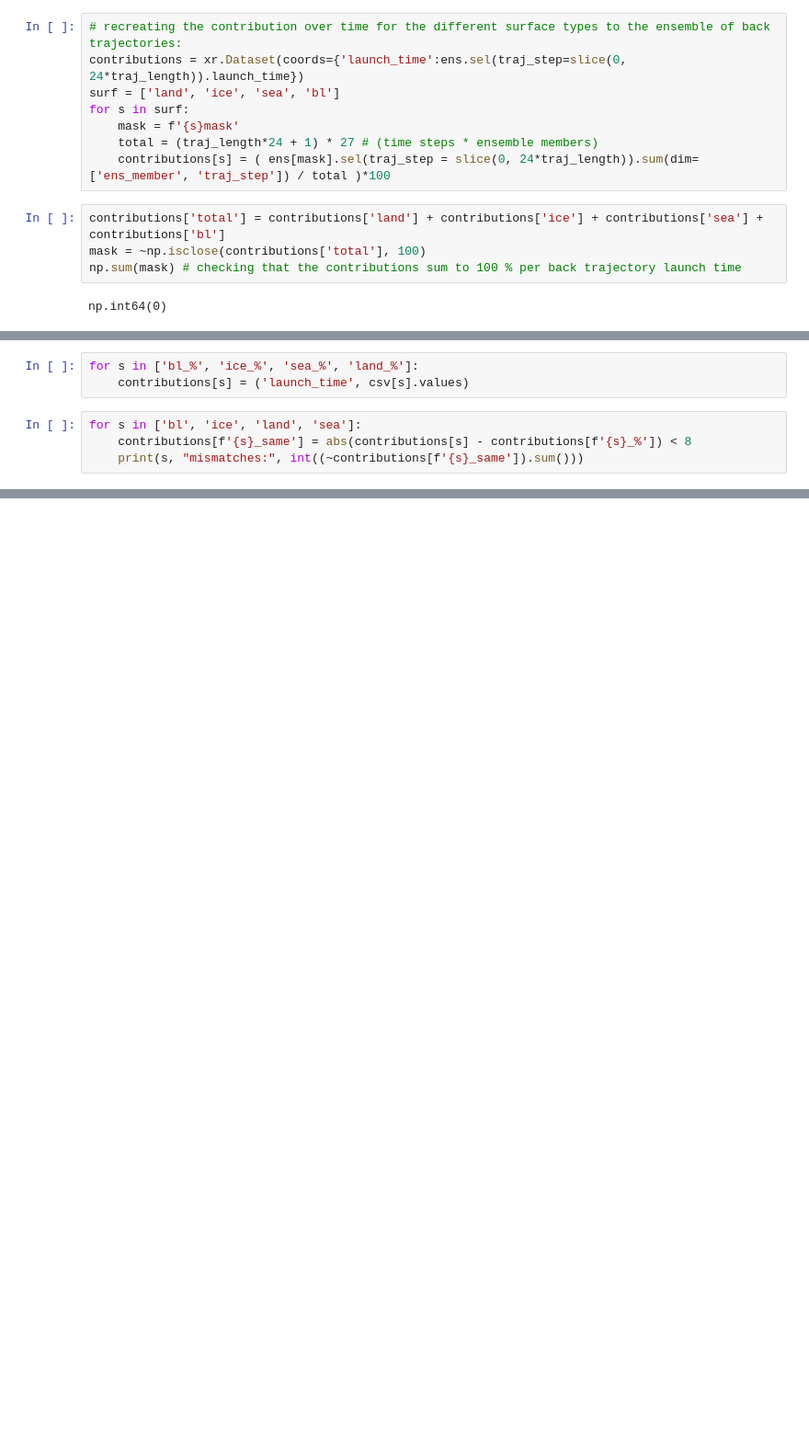
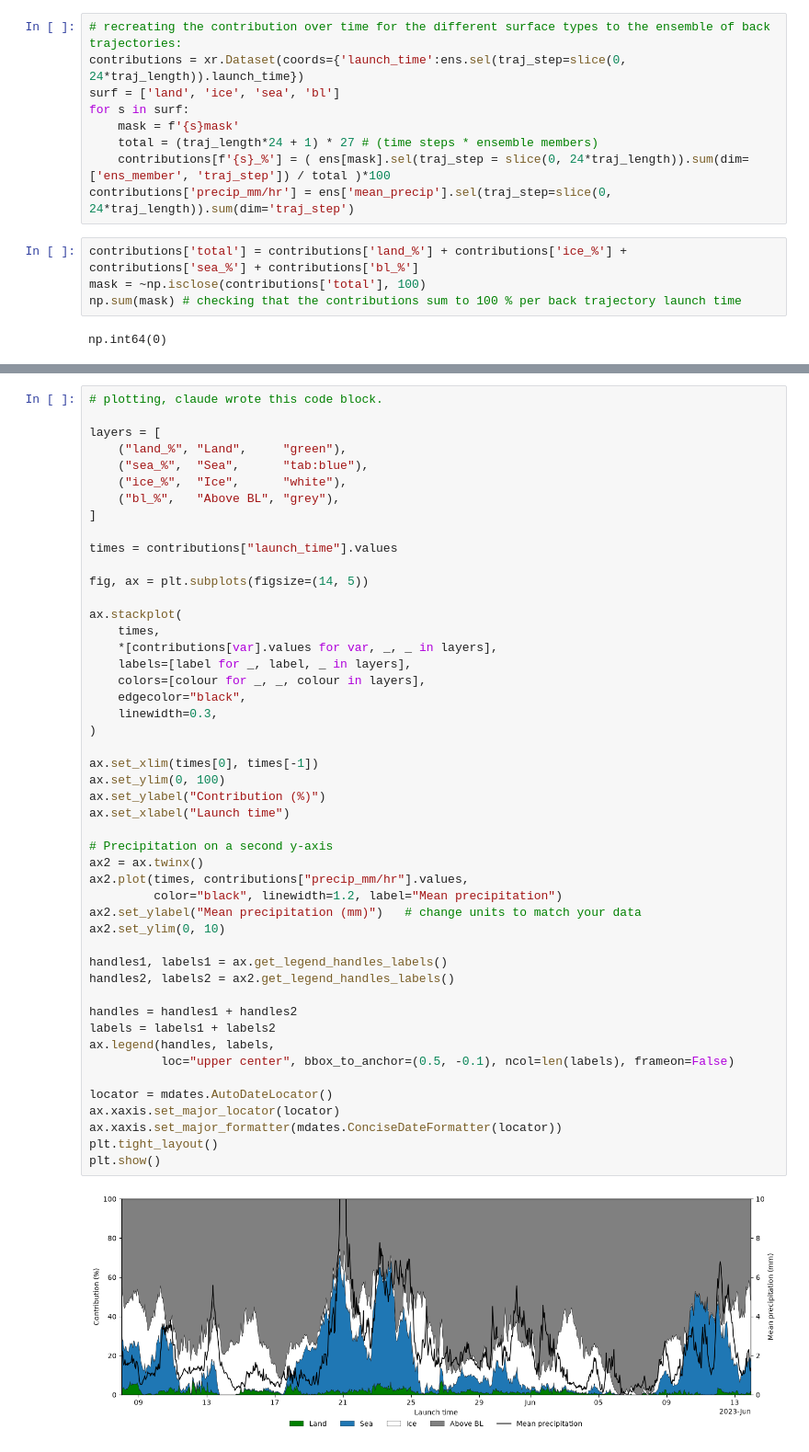
Before and after one commit to jessicacbm/ARTOFMELT2023_trajectory_masking, a Jupyter notebook: masking.ipynb, the cells around one changed output, grey strips where cells are left out. Shown at 92% size. Cells and saved outputs as stored; diff of their text form; blank space fills up the shorter version.

```diff
--- a/masking.ipynb
+++ b/masking.ipynb
@@ -179,9 +182,10 @@ surf = ['land', 'ice', 'sea', 'bl']
 for s in surf:
     mask = f'{s}mask'
     total = (traj_length*24 + 1) * 27 # (time steps * ensemble members)
-    contributions[s] = ( ens[mask].sel(traj_step = slice(0, 24*traj_length)).sum(dim=['ens_member', 'traj_step']) / total )*100
+    contributions[f'{s}_%'] = ( ens[mask].sel(traj_step = slice(0, 24*traj_length)).sum(dim=['ens_member', 'traj_step']) / total )*100
+contributions['precip_mm/hr'] = ens['mean_precip'].sel(traj_step=slice(0, 24*traj_length)).sum(dim='traj_step')
 # %%
-contributions['total'] = contributions['land'] + contributions['ice'] + contributions['sea'] + contributions['bl']
+contributions['total'] = contributions['land_%'] + contributions['ice_%'] + contributions['sea_%'] + contributions['bl_%']
 mask = ~np.isclose(contributions['total'], 100)
 np.sum(mask) # checking that the contributions sum to 100 % per back trajectory launch time
 # %% [output]
@@ -228,7 +192,0 @@ csv = csv.drop('24/05/2023 01:00')
-# %%
-for s in ['bl_%', 'ice_%', 'sea_%', 'land_%']:
-    contributions[s] = ('launch_time', csv[s].values)
-# %%
-for s in ['bl', 'ice', 'land', 'sea']:
-    contributions[f'{s}_same'] = abs(contributions[s] - contributions[f'{s}_%']) < 8
-    print(s, "mismatches:", int((~contributions[f'{s}_same']).sum()))
@@ -294,0 +193,50 @@ def ice_mask(x_array, y_array, time_array):
+# %%
+# plotting, claude wrote this code block.
+
+layers = [
+    ("land_%", "Land",     "green"),
+    ("sea_%",  "Sea",      "tab:blue"),
+    ("ice_%",  "Ice",      "white"),
+    ("bl_%",   "Above BL", "grey"),
+]
+
+times = contributions["launch_time"].values
+
+fig, ax = plt.subplots(figsize=(14, 5))
+
+ax.stackplot(
+    times,
+    *[contributions[var].values for var, _, _ in layers],
+    labels=[label for _, label, _ in layers],
+    colors=[colour for _, _, colour in layers],
+    edgecolor="black",
+    linewidth=0.3,
+)
+
+ax.set_xlim(times[0], times[-1])
+ax.set_ylim(0, 100)
+ax.set_ylabel("Contribution (%)")
+ax.set_xlabel("Launch time")
+
+# Precipitation on a second y-axis
+ax2 = ax.twinx()
+ax2.plot(times, contributions["precip_mm/hr"].values,
+         color="black", linewidth=1.2, label="Mean precipitation")
+ax2.set_ylabel("Mean precipitation (mm)")   # change units to match your data
+ax2.set_ylim(0, 10)
+
+handles1, labels1 = ax.get_legend_handles_labels()
+handles2, labels2 = ax2.get_legend_handles_labels()
+
+handles = handles1 + handles2
+labels = labels1 + labels2
+ax.legend(handles, labels,
+          loc="upper center", bbox_to_anchor=(0.5, -0.1), ncol=len(labels), frameon=False)
+
+locator = mdates.AutoDateLocator()
+ax.xaxis.set_major_locator(locator)
+ax.xaxis.set_major_formatter(mdates.ConciseDateFormatter(locator))
+plt.tight_layout()
+plt.show()
+# %% [output]
+[figure, added]
```
Also changed, not shown: parts of 13 cells of this notebook, 1 other file.
